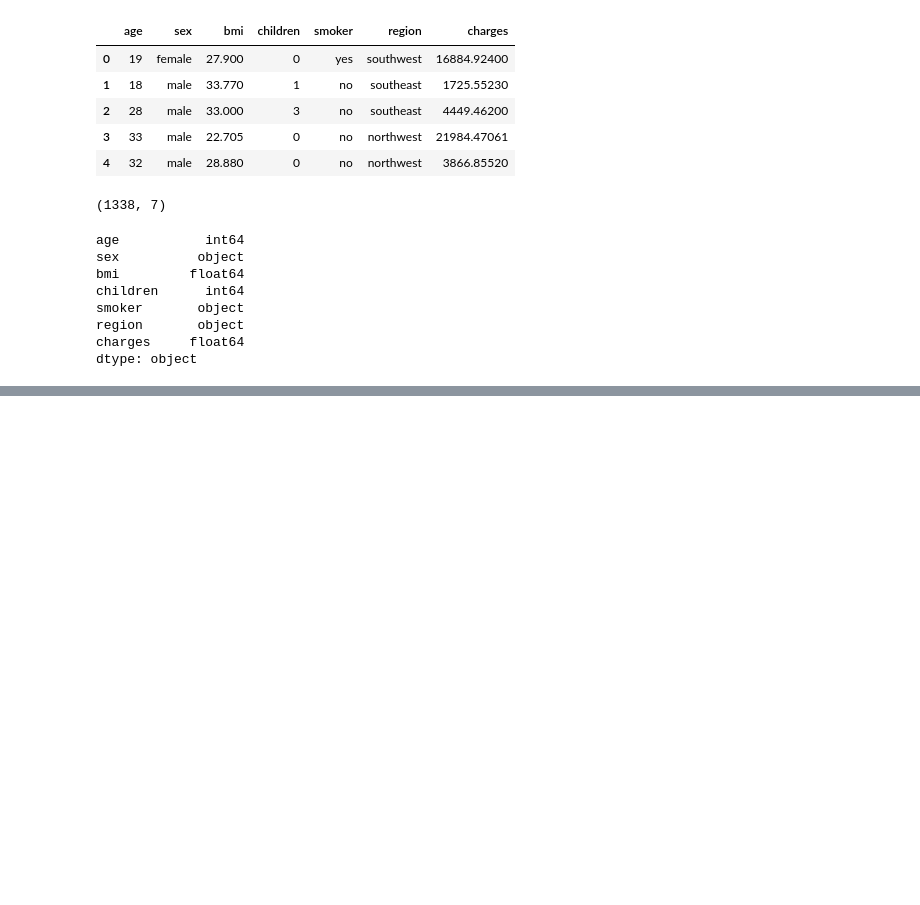
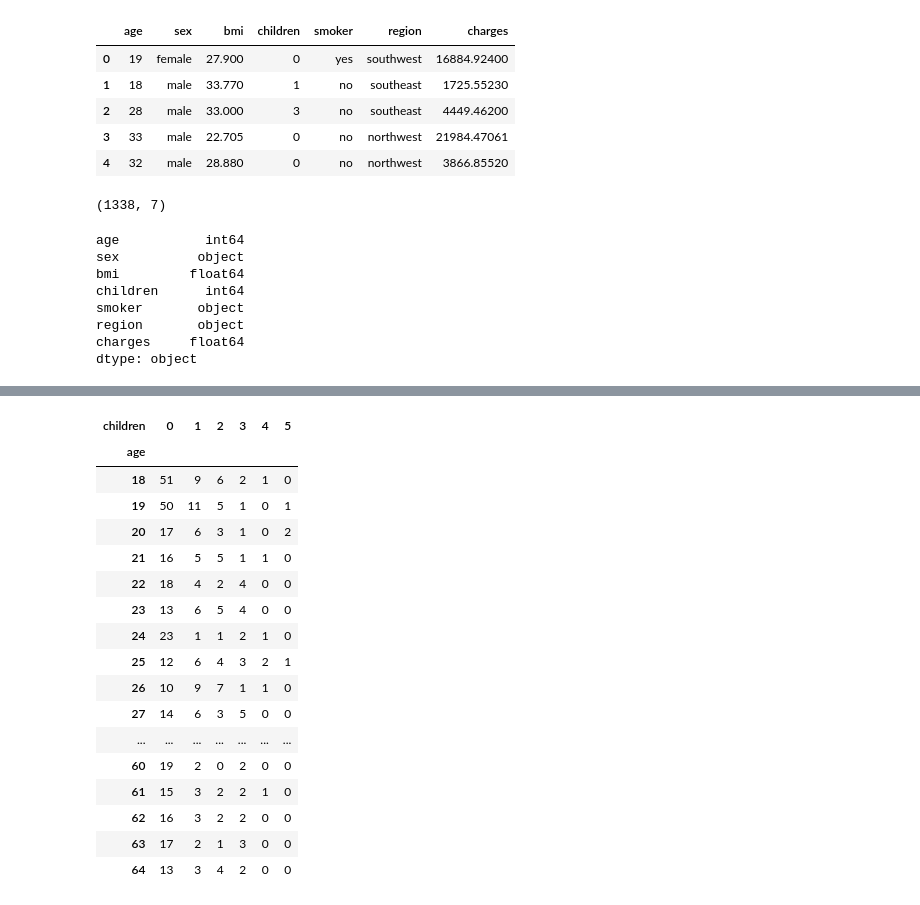
Before and after one commit to harshvardhanguleria/AI-ML, a Jupyter notebook: Predict_medical_insurance.ipynb, the cells around one changed output, grey strips where cells are left out. Saved outputs shown, nothing was run; the diff lists cells and outputs as text; code cells hidden in the pictures; blank space fills up the shorter version.

```diff
--- a/Predict_medical_insurance.ipynb
+++ b/Predict_medical_insurance.ipynb
@@ -65,0 +184,22 @@ insurance.describe(include='all').T
+# %%
+# crosstab between children and age
+pd.crosstab(insurance.age, insurance.children)
+# %% [output]
+| children | 0 | 1 | 2 | 3 | 4 | 5 |
+| age |  |  |  |  |  |  |
+| 18 | 51 | 9 | 6 | 2 | 1 | 0 |
+| 19 | 50 | 11 | 5 | 1 | 0 | 1 |
+| 20 | 17 | 6 | 3 | 1 | 0 | 2 |
+| 21 | 16 | 5 | 5 | 1 | 1 | 0 |
+| 22 | 18 | 4 | 2 | 4 | 0 | 0 |
+| 23 | 13 | 6 | 5 | 4 | 0 | 0 |
+| 24 | 23 | 1 | 1 | 2 | 1 | 0 |
+| 25 | 12 | 6 | 4 | 3 | 2 | 1 |
+| 26 | 10 | 9 | 7 | 1 | 1 | 0 |
+| 27 | 14 | 6 | 3 | 5 | 0 | 0 |
+| ... | ... | ... | ... | ... | ... | ... |
+| 60 | 19 | 2 | 0 | 2 | 0 | 0 |
+| 61 | 15 | 3 | 2 | 2 | 1 | 0 |
+| 62 | 16 | 3 | 2 | 2 | 0 | 0 |
+| 63 | 17 | 2 | 1 | 3 | 0 | 0 |
+| 64 | 13 | 3 | 4 | 2 | 0 | 0 |
```
Also changed, not shown: parts of 15 cells of this notebook.
